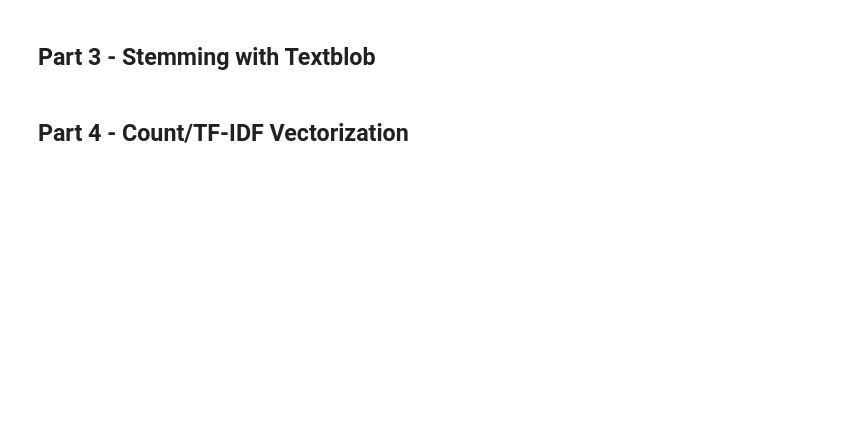
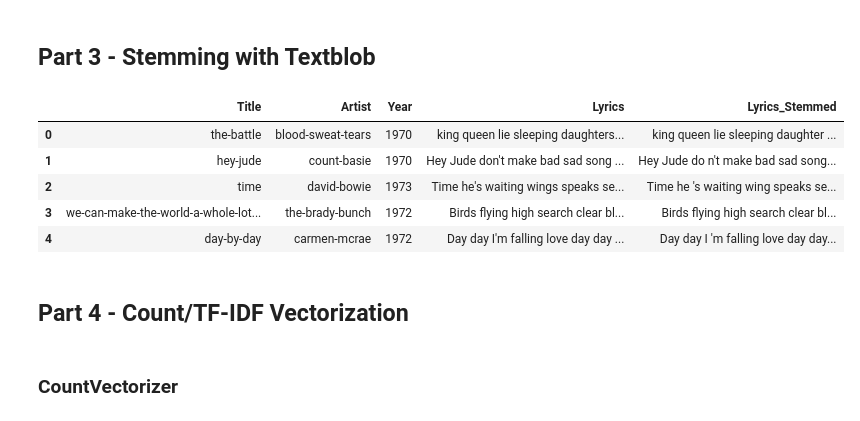
Before and after one commit to amattu2/INST-414-FA2021, a Jupyter notebook: Homework/2.ipynb, the cells around one changed output. Saved outputs shown, nothing was run; the diff lists cells and outputs as text; code cells hidden in the pictures; blank space fills up the shorter version.

```diff
--- a/Homework/2.ipynb
+++ b/Homework/2.ipynb
@@ -152,3 +164,14 @@ def stem_lemm_words(x):
 df["Lyrics_Stemmed"] = df["Lyrics"].apply(lambda x: stem_lemm_words(x))
+# %%
+df.head()
+# %% [output]
+|  | Title | Artist | Year | Lyrics | Lyrics_Stemmed |
+| 0 | the-battle | blood-sweat-tears | 1970 | king queen lie sleeping daughters... | king queen lie sleeping daughter ... |
+| 1 | hey-jude | count-basie | 1970 | Hey Jude don't make bad sad song ... | Hey Jude do n't make bad sad song... |
+| 2 | time | david-bowie | 1973 | Time he's waiting wings speaks se... | Time he 's waiting wing speaks se... |
+| 3 | we-can-make-the-world-a-whole-lot... | the-brady-bunch | 1972 | Birds flying high search clear bl... | Birds flying high search clear bl... |
+| 4 | day-by-day | carmen-mcrae | 1972 | Day day I'm falling love day day ... | Day day I 'm falling love day day... |
 # %% [markdown]
 ## Part 4 - Count/TF-IDF Vectorization
+# %% [markdown]
+### CountVectorizer
```
Also changed, not shown: parts of 16 cells of this notebook.
